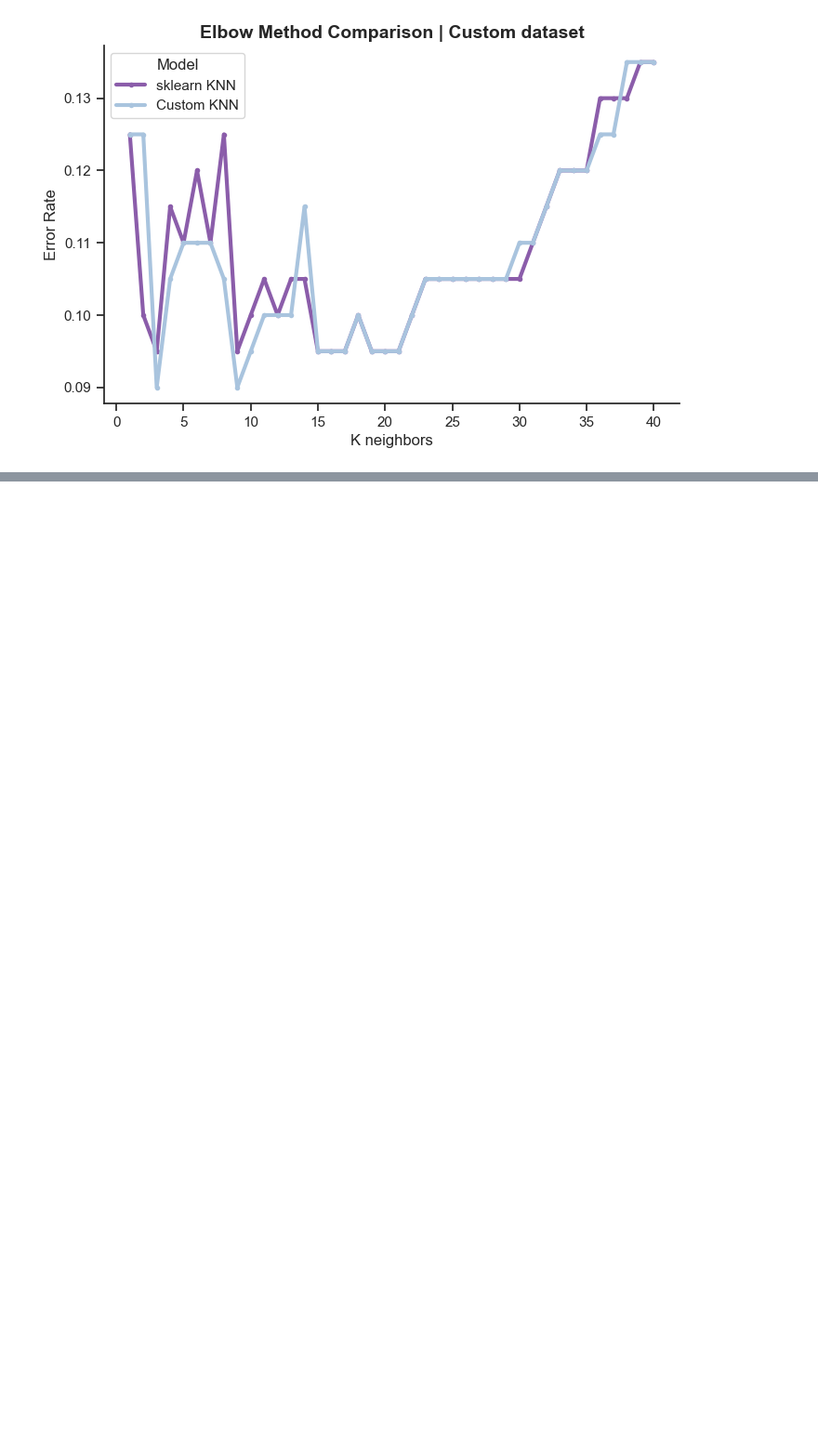
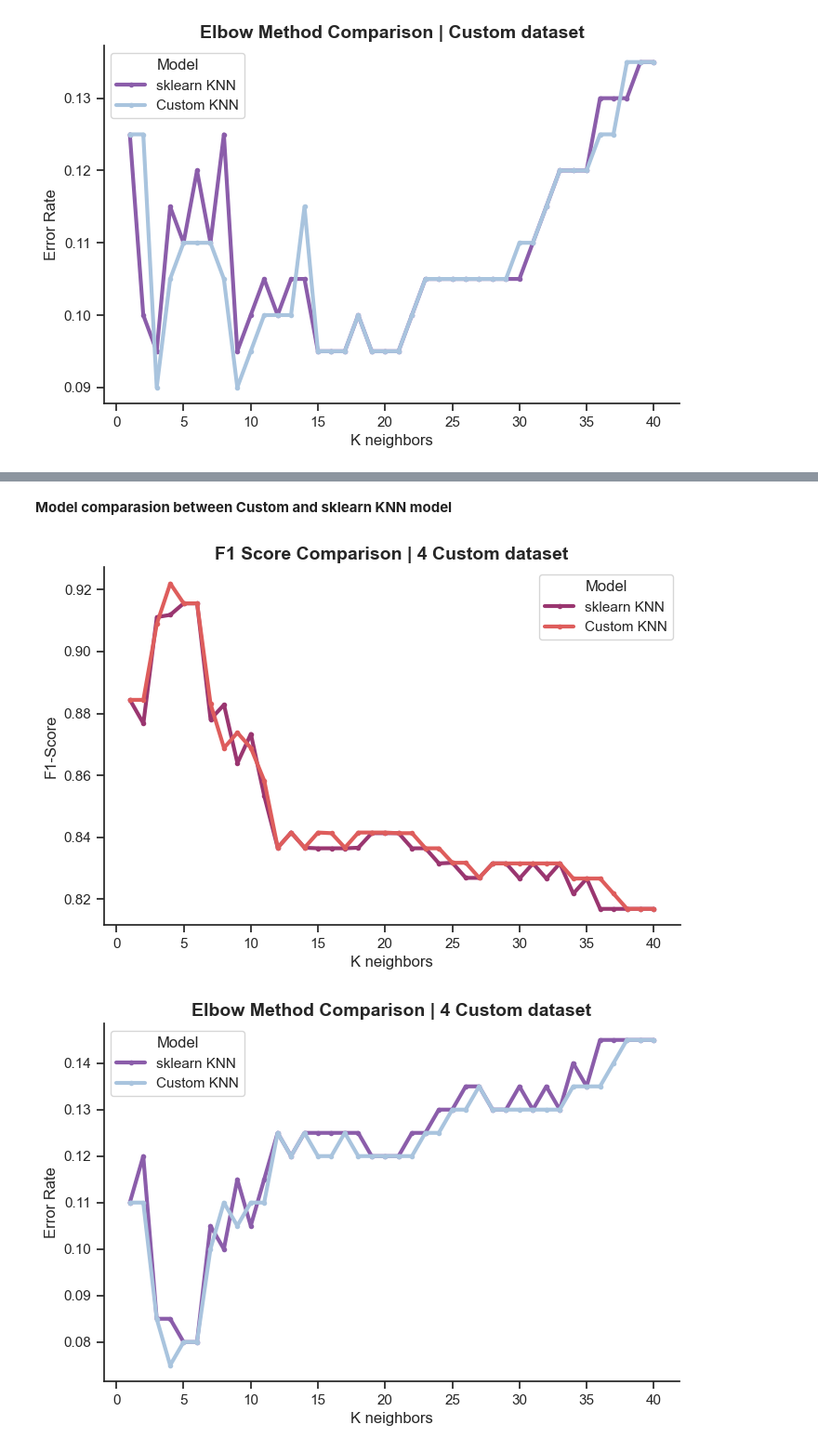
Before and after one commit to vanstrouble/knn-from-scratch, a Jupyter notebook: knn_model.ipynb, the cells around one changed output, grey strips where cells are left out. Shown at 93% size. Saved outputs shown, nothing was run; the diff lists cells and outputs as text; code cells hidden in the pictures; blank space fills up the shorter version.

Commit message:
Add fourth custom dataset example
Add number custom dataset example plots to identify them

```diff
--- a/knn_model.ipynb
+++ b/knn_model.ipynb
@@ -416,0 +459,40 @@ plot_elbow(max_k, error_rates, sklearn_error_rates, "Elbow Method Comparison | C
+# %% [markdown]
+**Model comparasion between Custom and sklearn KNN model**
+# %%
+max_k = 40
+
+# Custom KNN
+f1_scores = np.zeros(max_k)
+error_rates = np.zeros(max_k)
+
+for k in range(1, max_k + 1):
+    knn = KNN(k=k)
+    knn.fit(X_train, y_train)
+    y_pred = knn.predict(X_test)
+
+    score = f1_score(y_test, y_pred, average="weighted")
+    error = 1 - np.round(accuracy_score(y_test, y_pred), 4)
+
+    f1_scores[k - 1] = score
+    error_rates[k - 1] = error
+
+# sklearn KNN
+sklearn_f1_scores = np.zeros(max_k)
+sklearn_error_rates = np.zeros(max_k)
+
+for k in range(1, max_k + 1):
+    knn = KNeighborsClassifier(n_neighbors=k)
+    knn.fit(X_train, y_train)
+    y_pred = knn.predict(X_test)
+
+    score = f1_score(y_test, y_pred, average="weighted")
+    error = 1 - np.round(accuracy_score(y_test, y_pred), 4)
+
+    sklearn_f1_scores[k - 1] = score
+    sklearn_error_rates[k - 1] = error
+# %%
+plot_f1_score(max_k, f1_scores, sklearn_f1_scores, "F1 Score Comparison | 4 Custom dataset")
+plot_elbow(max_k, error_rates, sklearn_error_rates, "Elbow Method Comparison | 4 Custom dataset")
+# %% [output]
+[figure, added]
+[figure, added]
```
Also changed, not shown: parts of 8 cells of this notebook.
